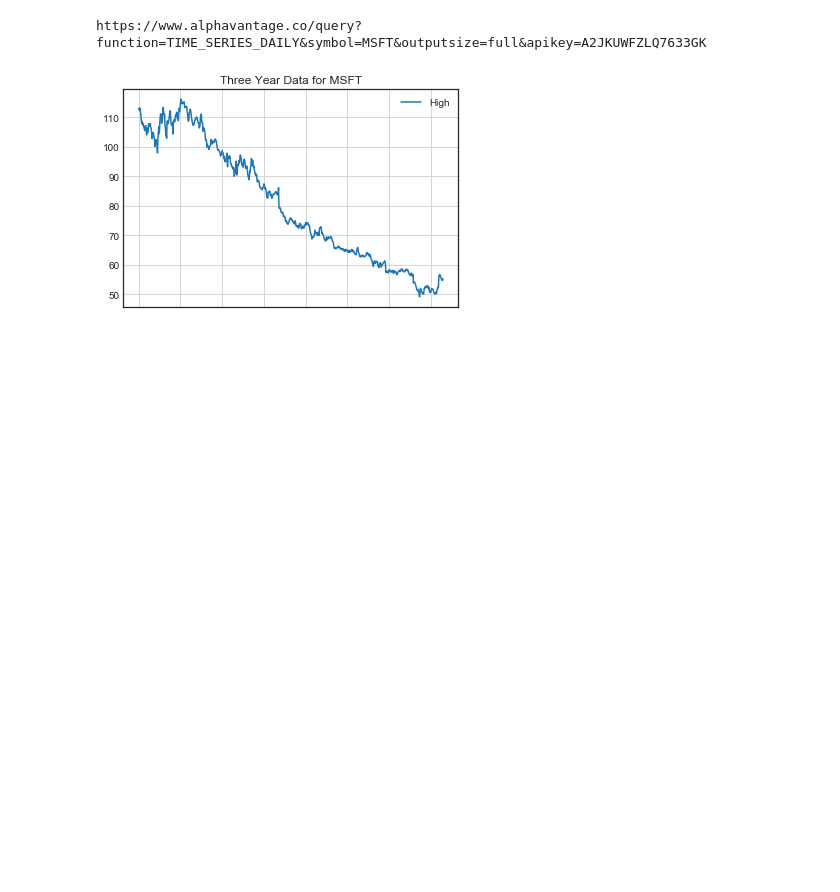
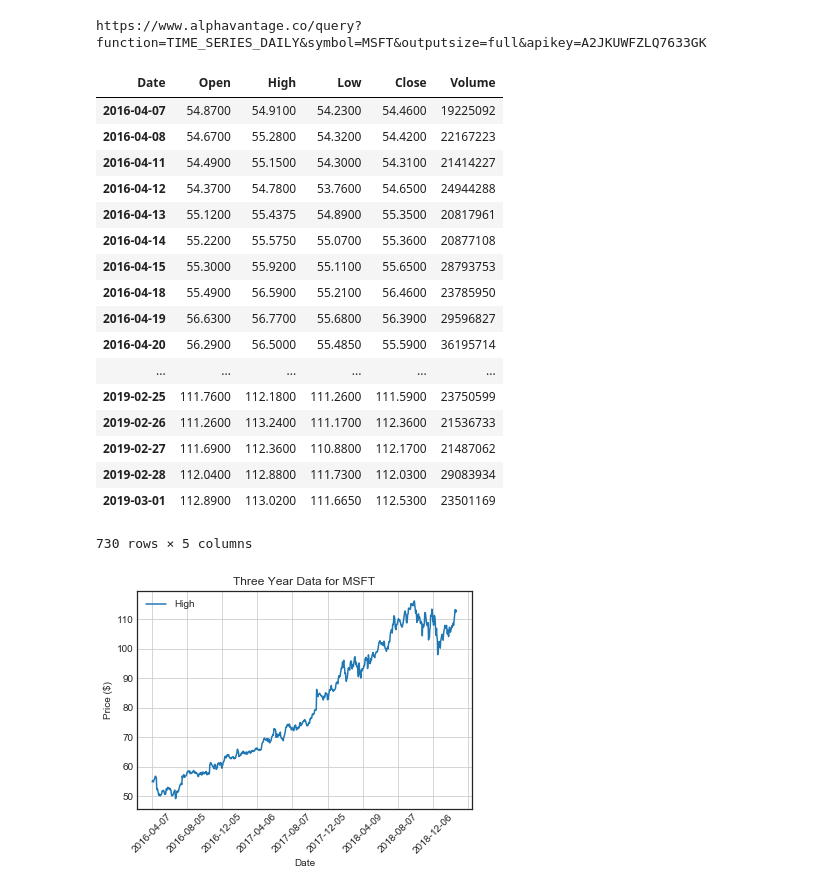
Before and after one commit to wissemeddine/data_wizards, a Jupyter notebook: Historical S and P 500 Stock Analysis.ipynb, the cells around one changed output. Cells and saved outputs as stored; diff of their text form; code cells hidden in the pictures; blank space fills up the shorter version.

Commit message:
RKY update proper xticks and directionality of the graph

```diff
--- a/Historical S and P 500 Stock Analysis.ipynb
+++ b/Historical S and P 500 Stock Analysis.ipynb
@@ -91,34 +91,63 @@ microsoft_df = timeseries_df = ts_df = pd.DataFrame.from_dict(url_response["Time
 # artifacts from testing (ignore unless you want to try things out yourself.)
 # microsoft_df = pd.DataFrame.from_dict(url_response, orient = 'columns')
 #microsoft_df = microsoft_df.tail(730)
 
 
 
 # Rename the index to actually be accurate.
 ts_df.index.name = "Date"
 
 # only look at data from the past 3 years
 ts_df = ts_df.T.head(730)
 
 # Rename columns so they don't look unprocessed and bad.
 # create the dictionary to pass to the rename method.
 re_col = {"1. open": "Open", "2. high": "High", "3. low": "Low","4. close": "Close", "5. volume": "Volume"}
 
 # baptize the columns.
 ts_df = ts_df.rename(columns = re_col)
-#display(ts_df.head(730))
-# begin visualization of one stock
+
+#sort so that the dates go from 2016 to 2019 instead of the reverse.
+ts_df = ts_df.loc[::-1,:]
+
+#display(ts_df.head(730)) #use to show the data we are plotting.
+
+
+#begin visualization of one stock
 
 index = list(ts_df.index)
+
+
 
 vis_df = pd.DataFrame({"High":ts_df["High"]}, index = index)
 vis_df = vis_df.astype(float)
 
 
 plt.style.use('seaborn-white')
-vis_df.plot(grid=True,title=f'Three Year Data for {symbol}')
+vis_df.plot(grid=True,title=f'Three Year Data for {symbol}', xticks=([w*7*12 for w in range(10)]),rot=45)
+plt.xlabel("Date")
+plt.ylabel("Price ($)")
+
 
 
 plt.show()
 # %% [output]
+| Date | Open | High | Low | Close | Volume |
+| 2016-04-07 | 54.8700 | 54.9100 | 54.2300 | 54.4600 | 19225092 |
+| 2016-04-08 | 54.6700 | 55.2800 | 54.3200 | 54.4200 | 22167223 |
+| 2016-04-11 | 54.4900 | 55.1500 | 54.3000 | 54.3100 | 21414227 |
+| 2016-04-12 | 54.3700 | 54.7800 | 53.7600 | 54.6500 | 24944288 |
+| 2016-04-13 | 55.1200 | 55.4375 | 54.8900 | 55.3500 | 20817961 |
+| 2016-04-14 | 55.2200 | 55.5750 | 55.0700 | 55.3600 | 20877108 |
+| 2016-04-15 | 55.3000 | 55.9200 | 55.1100 | 55.6500 | 28793753 |
+| 2016-04-18 | 55.4900 | 56.5900 | 55.2100 | 56.4600 | 23785950 |
+| 2016-04-19 | 56.6300 | 56.7700 | 55.6800 | 56.3900 | 29596827 |
+| 2016-04-20 | 56.2900 | 56.5000 | 55.4850 | 55.5900 | 36195714 |
+| ... | ... | ... | ... | ... | ... |
+| 2019-02-25 | 111.7600 | 112.1800 | 111.2600 | 111.5900 | 23750599 |
+| 2019-02-26 | 111.2600 | 113.2400 | 111.1700 | 112.3600 | 21536733 |
+| 2019-02-27 | 111.6900 | 112.3600 | 110.8800 | 112.1700 | 21487062 |
+| 2019-02-28 | 112.0400 | 112.8800 | 111.7300 | 112.0300 | 29083934 |
+| 2019-03-01 | 112.8900 | 113.0200 | 111.6650 | 112.5300 | 23501169 |
+730 rows × 5 columns
-[figure, old version]
+[figure, new version]
```
